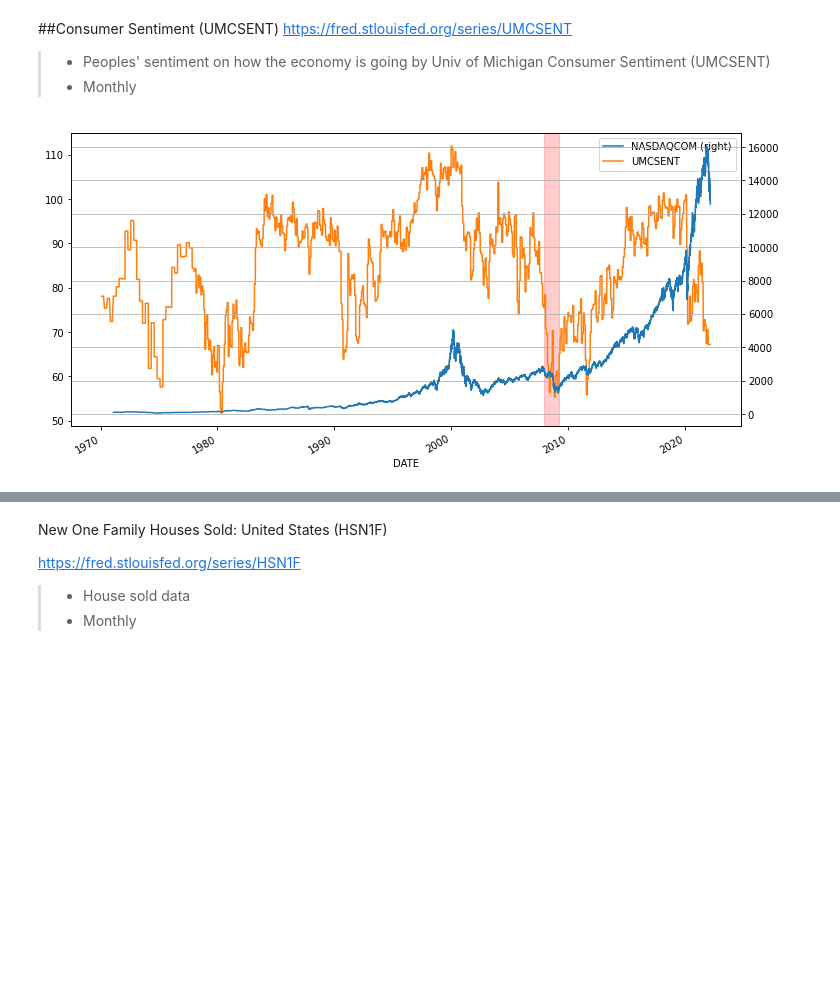
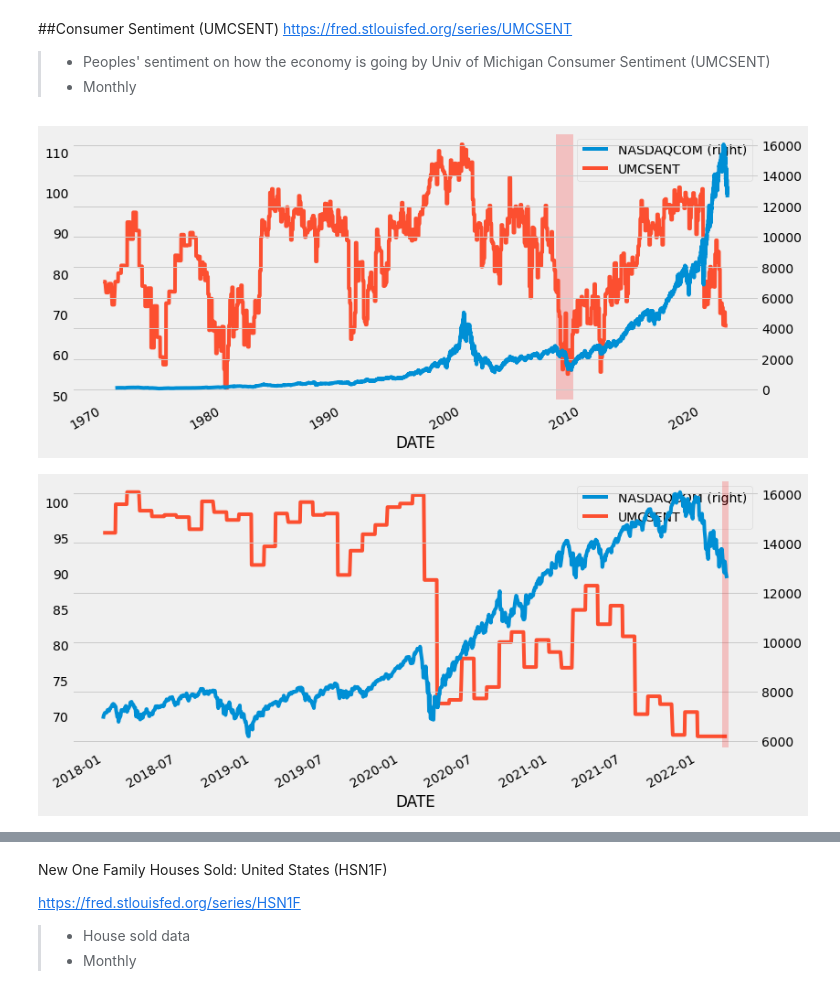
Before and after one commit to kimdesok/FinanceDataReader, a Jupyter notebook: EconomyLeadingIndex.ipynb, the cells around one changed output, grey strips where cells are left out. Drawn from its saved outputs; the diff is of its cells as text; code cells hidden in the pictures; blank space fills up the shorter version.

```diff
--- a/EconomyLeadingIndex.ipynb
+++ b/EconomyLeadingIndex.ipynb
@@ -89,12 +92,23 @@ Displaying from 2022-01-05 00:00:00 to 2022-03-15 00:00:00
 >*  NASDAQ in the background
 # %%
 df1 = fdr.DataReader(['NASDAQCOM', 'ICSA'], data_source='fred')
-ax = df1.plot(secondary_y='ICSA')
 
-print(df1.info())
+with plt.style.context('fivethirtyeight'):
+  plt.rcParams["axes.grid"] = True
+  plt.rcParams["figure.figsize"] = (12,6)
+  plt.rcParams['axes.unicode_minus'] = False
+  plt.rcParams["axes.formatter.limits"] = -10000, 10000
 
-#Highlight the financial crisis
-ax = ax.axvspan('2007-12-01', '2009-03-30', color='red', alpha=0.2)
+  ax = df1.plot(secondary_y='ICSA')
+
+  print(df1.info())
+
+  #Highlight the financial crisis
+  ax = ax.axvspan('2007-12-01', '2009-03-30', color='red', alpha=0.2)
+  #add 5 day moving average
+  df1['5daymva'] = df1['NASDAQCOM'].fillna(0).rolling(5).mean()
+  ax = df1['2021-06':].plot(secondary_y=['NASDAQCOM','5daymva'])
+  ax = ax.axvspan(highlight_date, end_date, color='red', alpha=0.2)
 # %% [output]
 <class 'pandas.core.frame.DataFrame'>
 DatetimeIndex: 16055 entries, 1970-01-03 to 2022-03-14
@@ -120,13 +128,20 @@ https://fred.stlouisfed.org/series/UMCSENT
 >* Peoples' sentiment on how the economy is going by Univ of Michigan Consumer Sentiment (UMCSENT)
 >* Monthly
 # %%
-df = fdr.DataReader(['NASDAQCOM', 'UMCSENT'], data_source='fred')
-ax = df.plot(secondary_y='NASDAQCOM')
+with plt.style.context('fivethirtyeight'):
+  plt.rcParams["axes.grid"] = True
+  plt.rcParams["figure.figsize"] = (12,6)
+  plt.rcParams['axes.unicode_minus'] = False
+  plt.rcParams["axes.formatter.limits"] = -10000, 10000
 
-#highlight the financial crisis
-ax = ax.axvspan('2007-12-01', '2009-03-30', color='red', alpha=0.2)
+  df = fdr.DataReader(['NASDAQCOM', 'UMCSENT'], data_source='fred')
+  ax = df.plot(secondary_y='NASDAQCOM')
 
-ax = df['2018':].plot(secondary_y=['NASDAQCOM', '5daymva'])
-ax = ax.axvspan(highlight_date, end_date, color='red', alpha=0.2)
+  #highlight the financial crisis
+  ax = ax.axvspan('2007-12-01', '2009-03-30', color='red', alpha=0.2)
+
+  ax = df['2018':].plot(secondary_y=['NASDAQCOM', '5daymva'])
+  ax = ax.axvspan(highlight_date, end_date, color='red', alpha=0.2)
 # %% [output]
-[figure, old version]
+[figure, new version]
+[figure, added]
```
Also changed, not shown: parts of 9 cells of this notebook.
